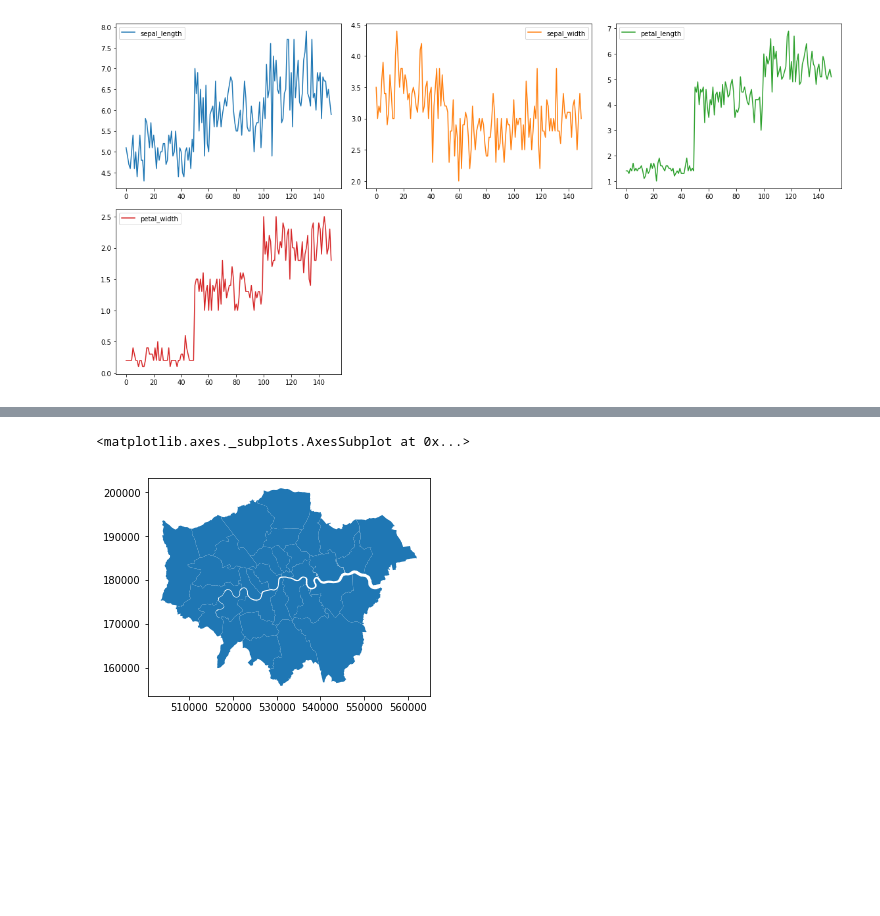
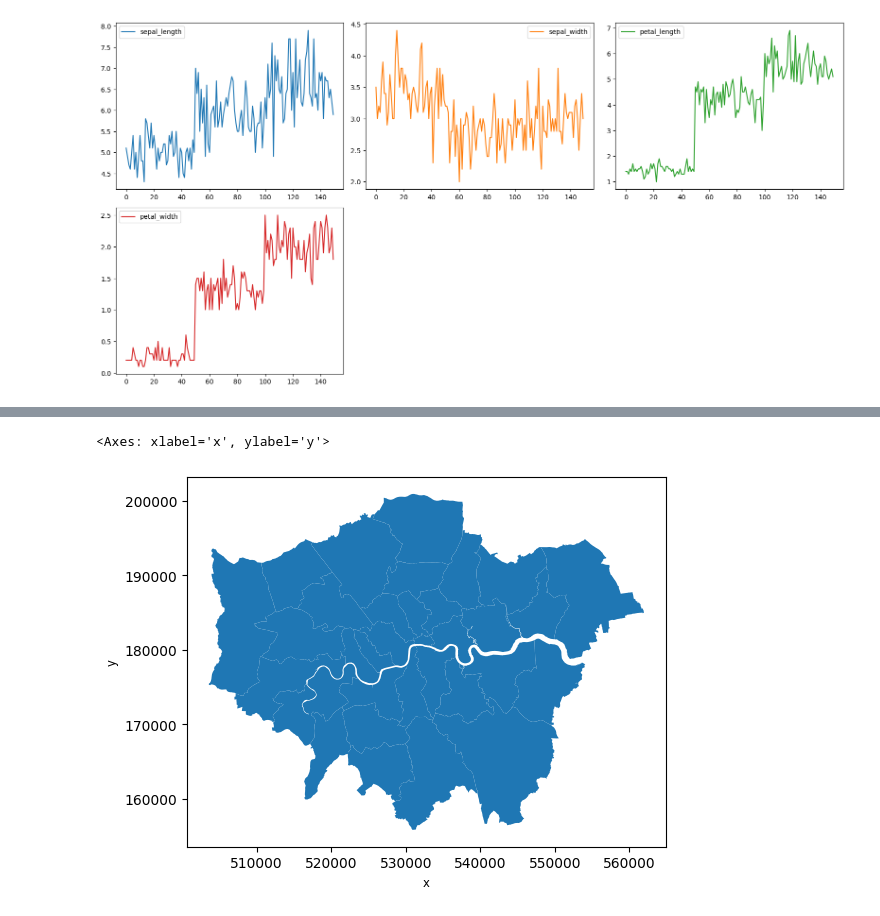
Before and after one commit to ajithraphaelthomas/colab-git-assignment2-ART, a Jupyter notebook: LA_5.ipynb, the cells around one changed output, grey strips where cells are left out. Saved outputs shown, nothing was run; the diff lists cells and outputs as text; code cells hidden in the pictures; blank space fills up the shorter version.

```diff
--- a/LA_5.ipynb
+++ b/LA_5.ipynb
@@ -621,15 +636,16 @@ plt.tight_layout()
 # %%
 from descartes import PolygonPatch
-# %%
-map_df = gpd.read_file("London_Borough_Excluding_MHW.shp")
-# check data type so we can see that this is not a normal dataframe, but a GEOdataframe
-map_df.head()
-map_df.plot()
-# %% [output]
-<matplotlib.axes._subplots.AxesSubplot at 0x...>
-[figure, removed]
 # %%
 import geopandas as gpd
+# %%
+os.environ["SHAPE_RESTORE_SHX"] = "YES"
+map_df = gpd.read_file("London_Borough_Excluding_MHW.shp")
+# check data type so we can see that this is not a normal dataframe, but a GEOdataframe
+map_df.head()
+map_df.plot()
+# %% [output]
+<Axes: xlabel='x', ylabel='y'>
+[figure, added]
 # %%
 map_df
 # %% [output]
```
Also changed, not shown: parts of 6 cells of this notebook.
